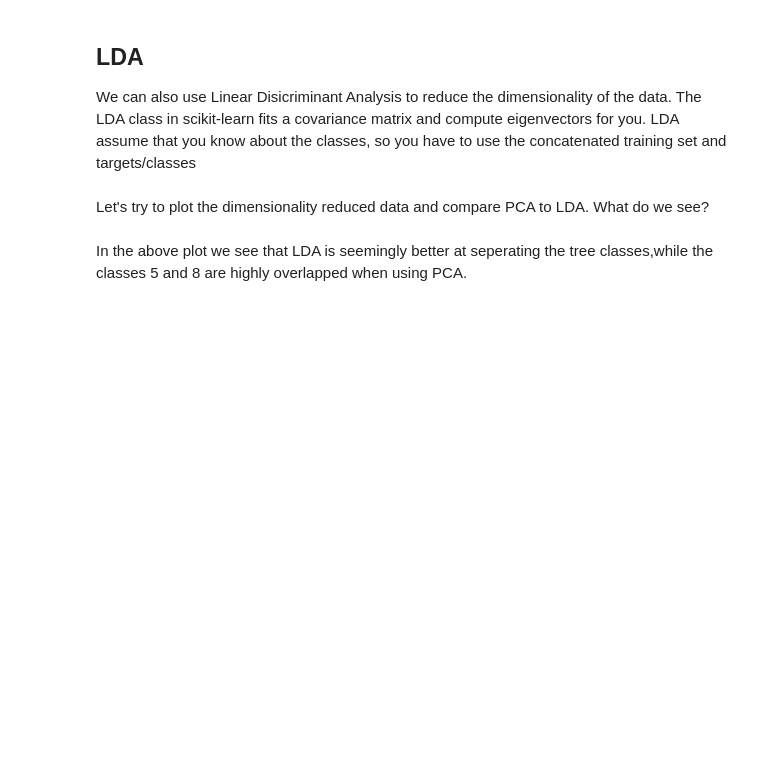
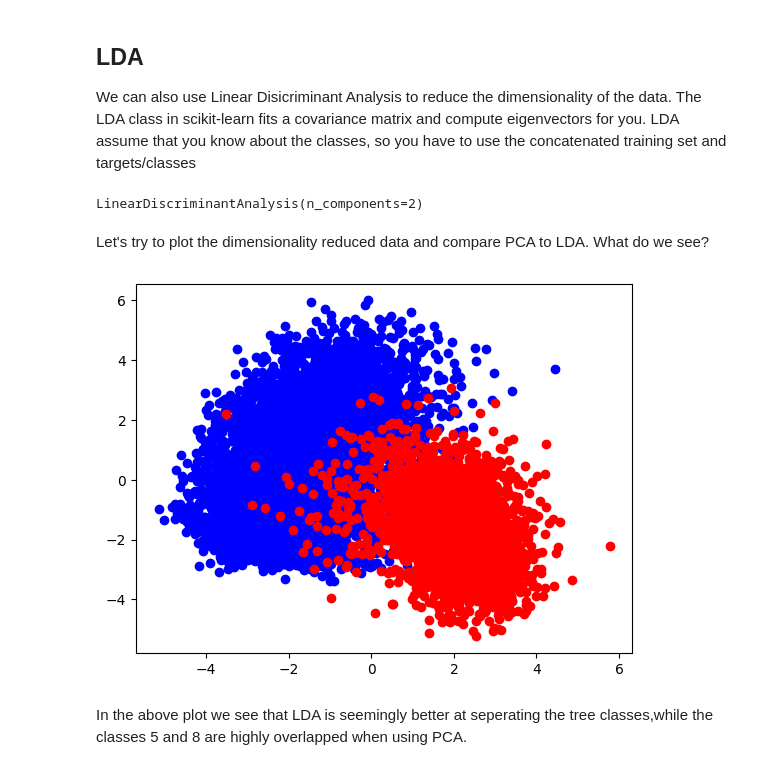
Before and after one commit to galleg123/uniStuff, a Jupyter notebook: Lecture4/Exercise_dimensionality_reduction_hints.ipynb, the cells around one changed output. Saved outputs shown, nothing was run; the diff lists cells and outputs as text; code cells hidden in the pictures; blank space fills up the shorter version.

```diff
--- a/Lecture4/Exercise_dimensionality_reduction_hints.ipynb
+++ b/Lecture4/Exercise_dimensionality_reduction_hints.ipynb
@@ -50,3 +50,5 @@ The PCA class in scikit-learn fits a covariance matrix and compute eigenvectors
 PCA doesn't assume any knowledge about the classes, so you have to use the concatenated training set.
 # %%
 # Fit a scikit learn PCA instance to training data
+pca = PCA(n_components=2)
+pca.fit(train_data)
@@ -54,3 +58,9 @@ PCA doesn't assume any knowledge about the classes, so you have to use the conca
 Now that the PCA model is fit to the training data, we can find a low dimesional representation of each class.
 # %%
 # Transform train data from each class using fitted PCA instance
+
+train5_pca = pca.transform(train5)
+train6_pca = pca.transform(train6)
+train8_pca = pca.transform(train8)
+
+print(train5_pca.shape)
@@ -60,12 +72,25 @@ We can also use Linear Disicriminant Analysis to reduce the dimensionality of th
 The LDA class in scikit-learn fits a covariance matrix and compute eigenvectors for you. LDA assume that you know about the classes, so you have to use the concatenated training set and targets/classes
 # %%
 # Fit a scikit learn LDA instance to training data
+lda = LDA(n_components=2)
+lda.fit(train_data,train_targets)
+# %% [output]
+LinearDiscriminantAnalysis(n_components=2)
 # %%
 # Transform train data from each class using fitted LDA instance
+train5_lda = lda.transform(train5)
+train6_lda = lda.transform(train6)
+train8_lda = lda.transform(train8)
 # %% [markdown]
 Let's try to plot the dimensionality reduced data and compare PCA to LDA. What do we see?
 # %%
 #Scatter plot of the dimensional-reduced data
+
+plt.scatter(train8_pca[:,0],train8_pca[:,1],c='#0000FF')
+plt.scatter(train8_lda[:,0],train8_lda[:,1],c='#FF0000')
+plt.show()
+# %% [output]
+[figure, added]
 # %% [markdown]
 In the above plot we see that LDA is seemingly better at seperating the tree classes,while the classes 5 and 8 are highly overlapped when using PCA.
 # %% [markdown]
```
Also changed, not shown: parts of 11 cells of this notebook.
